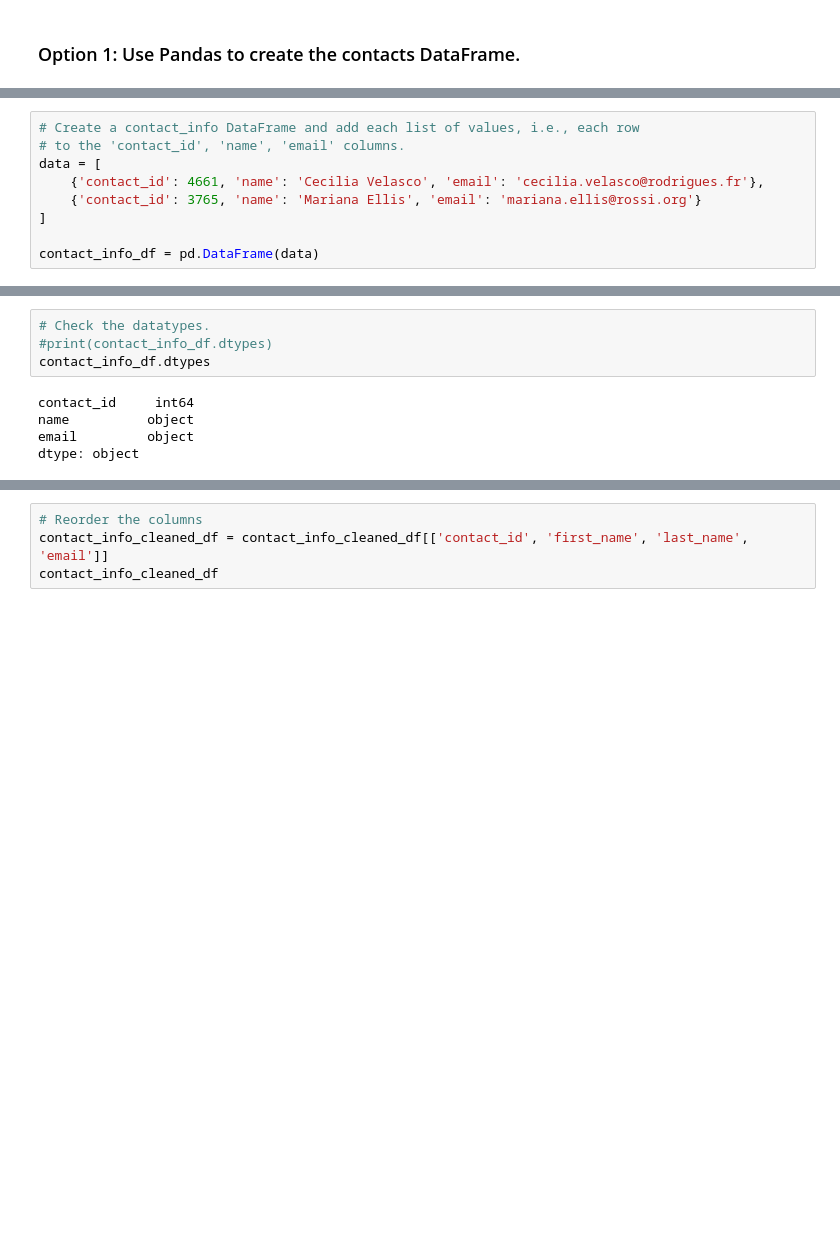
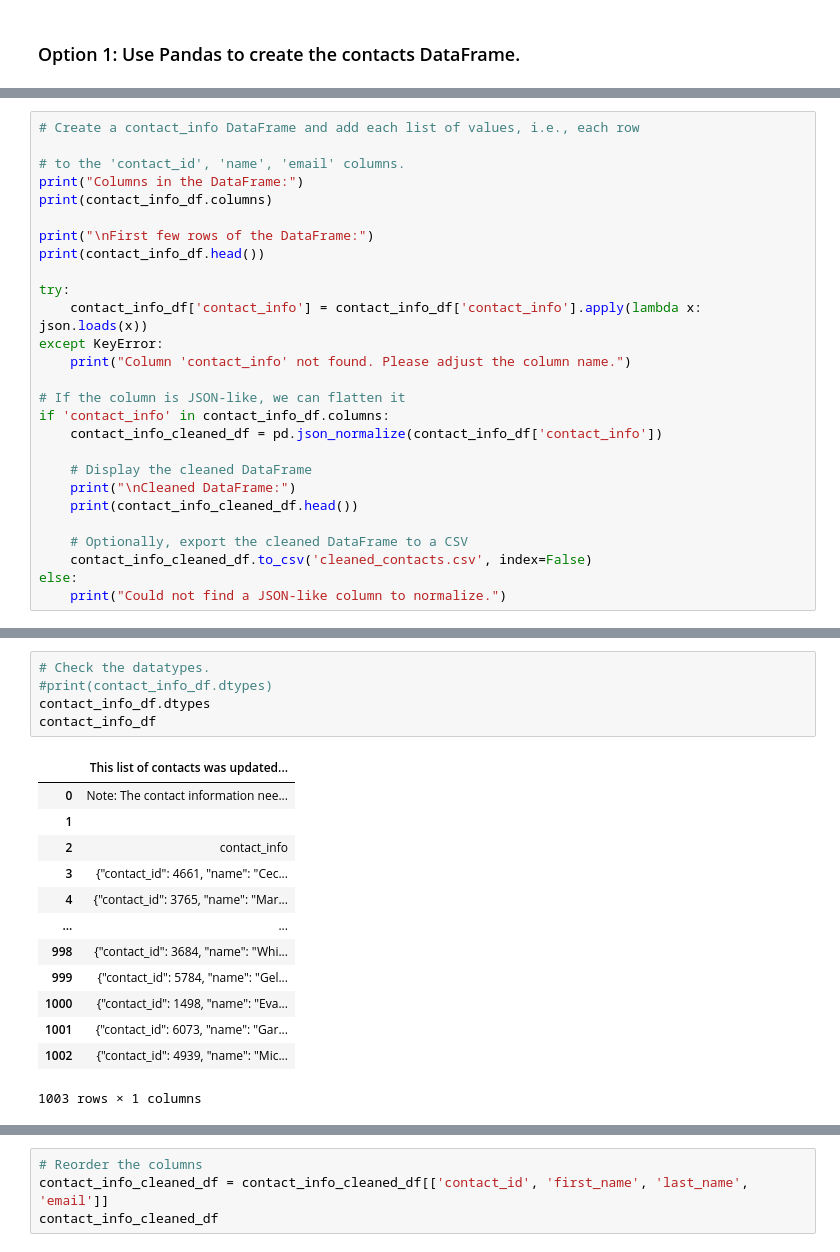
Before and after one commit to cmaijala/Crowdfunding_ETL, a Jupyter notebook: ETL_Mini_Project_CMaijala_ASerpa_KChu.ipynb, the cells around one changed output, grey strips where cells are left out. Drawn from its saved outputs; the diff is of its cells as text; blank space fills up the shorter version.

```diff
--- a/ETL_Mini_Project_CMaijala_ASerpa_KChu.ipynb
+++ b/ETL_Mini_Project_CMaijala_ASerpa_KChu.ipynb
@@ -350,12 +361,3 @@ for row in dict_values:
 {'This list of contacts was updated on 11/10/2020.': '{"contact_id": 1498, "name": "Evangelista Pereira", "email": "evangelista.pereira@thompson-peterson.biz"}'}
 {'This list of contacts was updated on 11/10/2020.': '{"contact_id": 6073, "name": "Gareth Comolli", "email": "gareth.comolli@tiscali.fr"}'}
 {'This list of contacts was updated on 11/10/2020.': '{"contact_id": 4939, "name": "Michelangelo Hess", "email": "michelangelo.hess@bouygtel.fr"}'}
-# %%
-# Create a contact_info DataFrame and add each list of values, i.e., each row
-# to the 'contact_id', 'name', 'email' columns.
-data = [
-    {'contact_id': 4661, 'name': 'Cecilia Velasco', 'email': 'cecilia.velasco@rodrigues.fr'},
-    {'contact_id': 3765, 'name': 'Mariana Ellis', 'email': 'mariana.ellis@rossi.org'}
-]
-
-contact_info_df = pd.DataFrame(data)
@@ -361,0 +382,27 @@ contact_info_df = pd.DataFrame(data)
+# %%
+# Create a contact_info DataFrame and add each list of values, i.e., each row
+
+# to the 'contact_id', 'name', 'email' columns.
+print("Columns in the DataFrame:")
+print(contact_info_df.columns)
+
+print("\nFirst few rows of the DataFrame:")
+print(contact_info_df.head())
+
+try:
+    contact_info_df['contact_info'] = contact_info_df['contact_info'].apply(lambda x: json.loads(x))
+except KeyError:
+    print("Column 'contact_info' not found. Please adjust the column name.")
+
+# If the column is JSON-like, we can flatten it
+if 'contact_info' in contact_info_df.columns:
+    contact_info_cleaned_df = pd.json_normalize(contact_info_df['contact_info'])
+
+    # Display the cleaned DataFrame
+    print("\nCleaned DataFrame:")
+    print(contact_info_cleaned_df.head())
+
+    # Optionally, export the cleaned DataFrame to a CSV
+    contact_info_cleaned_df.to_csv('cleaned_contacts.csv', index=False)
+else:
+    print("Could not find a JSON-like column to normalize.")
@@ -362,11 +431,21 @@ contact_info_df = pd.DataFrame(data)
 # %%
 # Check the datatypes.
 #print(contact_info_df.dtypes)
 contact_info_df.dtypes
+contact_info_df
 # %% [output]
+|  | This list of contacts was updated... |
+| 0 | Note: The contact information nee... |
+| 1 |  |
+| 2 | contact_info |
+| 3 | {"contact_id": 4661, "name": "Cec... |
+| 4 | {"contact_id": 3765, "name": "Mar... |
+| ... | ... |
+| 998 | {"contact_id": 3684, "name": "Whi... |
+| 999 | {"contact_id": 5784, "name": "Gel... |
+| 1000 | {"contact_id": 1498, "name": "Eva... |
+| 1001 | {"contact_id": 6073, "name": "Gar... |
+| 1002 | {"contact_id": 4939, "name": "Mic... |
-contact_id     int64
-name          object
-email         object
-dtype: object
+1003 rows × 1 columns
 # %%
 # Create a "first"name" and "last_name" column with the first and last names from the "name" column.
```
Also changed, not shown: parts of 7 cells of this notebook, 1 other file.
